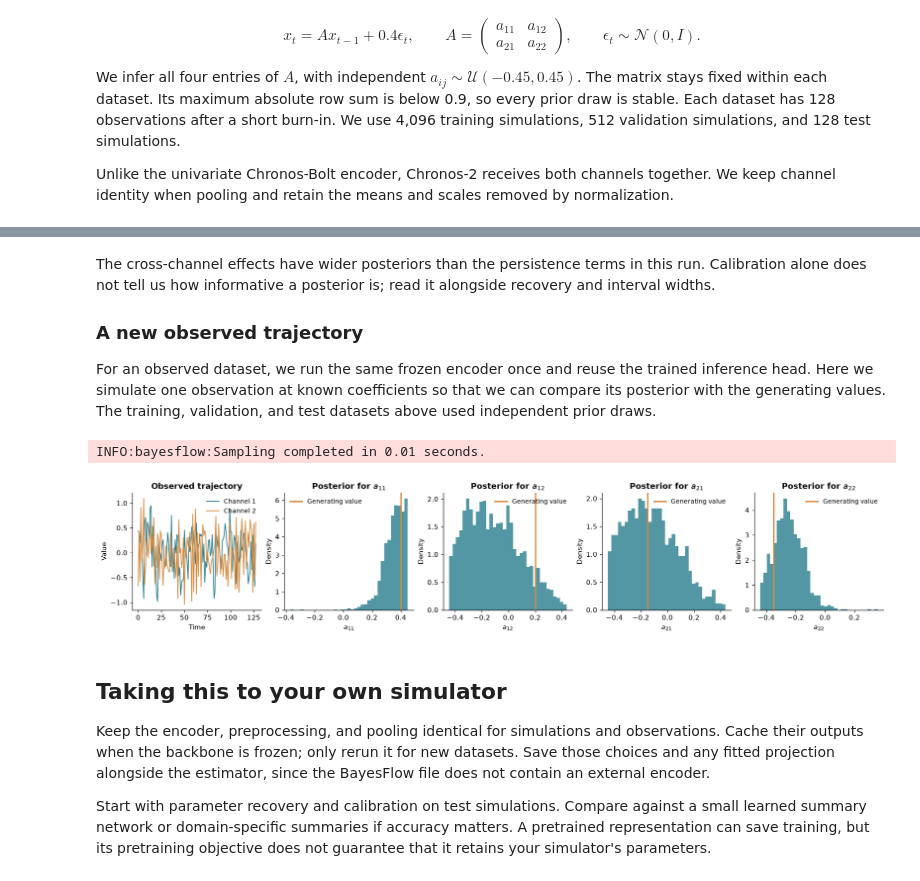
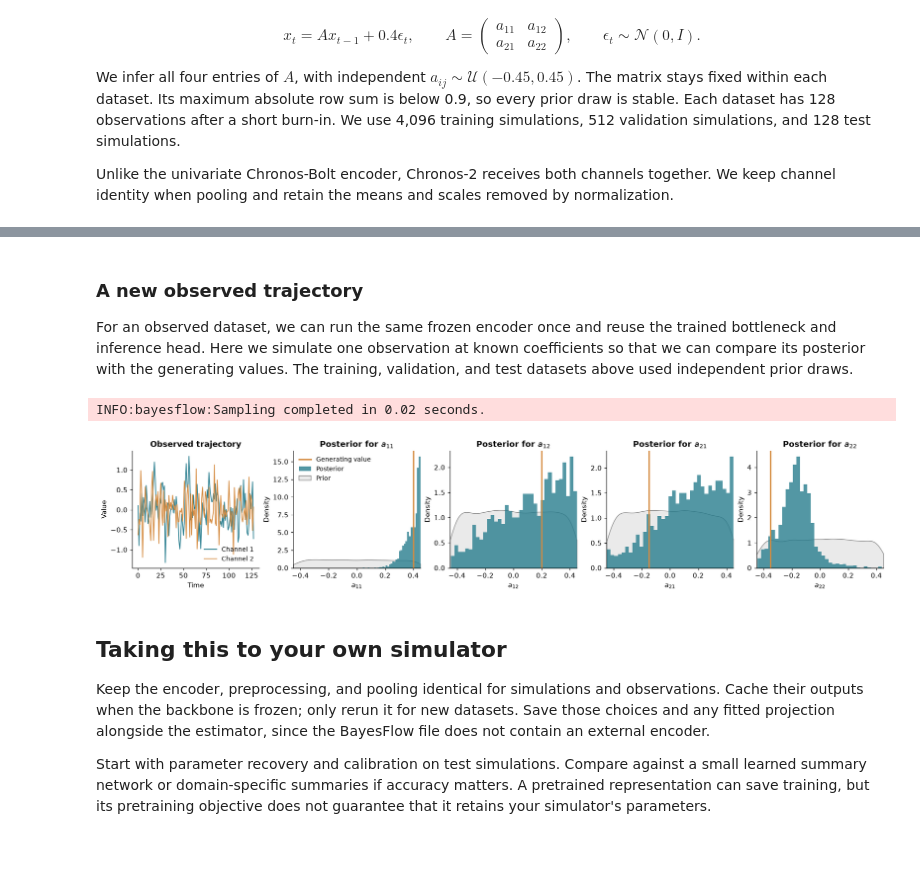
Before and after one commit to stefanradev93/BayesFlow, a Jupyter notebook: examples/Foundation_Model_Backbones.ipynb, the cells around one changed output, grey strips where cells are left out. Cells and saved outputs as stored; diff of their text form; code cells hidden in the pictures; blank space fills up the shorter version.

Commit message:
Add summary example

```diff
--- a/examples/Foundation_Model_Backbones.ipynb
+++ b/examples/Foundation_Model_Backbones.ipynb
@@ -324,23 +313,42 @@ var_train = {"theta": var_theta[:4096], "embedding": var_embedding[:4096]}
 var_validation = {"theta": var_theta[4096:4608], "embedding": var_embedding[4096:4608]}
 var_test = {"theta": var_theta[4608:], "embedding": var_embedding[4608:]}
 # %%
+@bf.utils.serialization.serializable("custom")
+class EmbeddingBottleneck(bf.networks.SummaryNetwork):
+    def __init__(self, **kwargs):
+        super().__init__(**kwargs)
+        self.hidden = keras.layers.Dense(
+            32, activation="swish", kernel_regularizer=keras.regularizers.L2(1e-3)
+        )
+        self.dropout = keras.layers.Dropout(0.5)
+        self.summary_stats = keras.layers.Dense(16)
+
+    def call(self, embeddings, training=False, **kwargs):
+        hidden = self.hidden(embeddings)
+        hidden = self.dropout(hidden, training=training)
+        return self.summary_stats(hidden)
+
+
 var_adapter = (
     bf.Adapter().constrain("theta", lower=-0.45, upper=0.45)
-    .rename("theta", "inference_variables").rename("embedding", "inference_conditions")
+    .rename("theta", "inference_variables").rename("embedding", "summary_variables")
 )
 
 var_workflow = bf.BasicWorkflow(
     adapter=var_adapter,
+    summary_network=EmbeddingBottleneck(),
     inference_network=bf.networks.CouplingFlow(
         depth=2,
         transform="spline",
-        subnet_kwargs={"widths": [32, 32], "dropout": 0.5},
+        subnet_kwargs={"widths": (64, 64), "dropout": 0.5},
     ),
     standardize="all",
     initial_learning_rate=1e-3,
 )
 
-var_history = var_workflow.fit_offline(var_train, validation_data=var_validation, epochs=25, batch_size=64, verbose=2)
+var_history = var_workflow.fit_offline(
+    var_train, validation_data=var_validation, epochs=50, batch_size=64, verbose=2
+)
 # %% [output]
 INFO:bayesflow:Fitting on dataset instance of OfflineDataset.
 INFO:bayesflow:Building on a test batch.
@@ -395,34 +386,39 @@ INFO:bayesflow:Sampling completed in 0.10 seconds.
 # %% [markdown]
-The cross-channel effects have wider posteriors than the persistence terms in this run. Calibration alone does not tell us how informative a posterior is; read it alongside recovery and interval widths.
-
 ### A new observed trajectory
 
-For an observed dataset, we run the same frozen encoder once and reuse the trained inference head. Here we simulate one observation at known coefficients so that we can compare its posterior with the generating values. The training, validation, and test datasets above used independent prior draws.
+For an observed dataset, we can run the same frozen encoder once and reuse the trained bottleneck and inference head. Here we simulate one observation at known coefficients so that we can compare its posterior with the generating values. The training, validation, and test datasets above used independent prior draws.
 # %%
 var_truth = np.array([[0.40, 0.20, -0.15, -0.35]])
 var_observed = simulate_var(var_truth)
 
 var_observed_samples = var_workflow.sample(conditions={"embedding": embed_var(var_observed)}, num_samples=2000)
 var_observed_samples = var_observed_samples["theta"][0]
 
 fig, axes = plt.subplots(1, 5, figsize=(16, 3.1), layout="constrained")
 for channel, color in enumerate(["#287D8E", "#D58B40"]):
     axes[0].plot(var_observed[0, channel], color=color, lw=1.2, label=f"Channel {channel + 1}")
 
 axes[0].set(title="Observed trajectory", xlabel="Time", ylabel="Value")
 axes[0].legend(frameon=False, fontsize=9)
 
 for j, label in enumerate(var_names):
-    axes[j + 1].hist(var_observed_samples[:, j], bins=35, density=True, color="#287D8E", alpha=0.8)
-    axes[j + 1].axvline(var_truth[0, j], color="#D58B40", lw=2, label="Generating value")
-    axes[j + 1].set(title=f"Posterior for {label}", xlabel=label, ylabel="Density")
-    axes[j + 1].legend(frameon=False, fontsize=9)
+    ax = axes[j + 1]
+    ax.axvline(var_truth[0, j], color="#D58B40", lw=2, label="Generating value", zorder=3)
+    ax.hist(var_observed_samples[:, j], bins=35, density=True, color="#287D8E",
+            alpha=0.8, label="Posterior", zorder=2)
+    sns.kdeplot(
+        x=var_theta[:, j], ax=ax, color="0.55", fill=True, alpha=0.18, linewidth=1,
+        cut=0, clip=(-0.45, 0.45), label="Prior", zorder=0,
+    )
+    ax.set(title=f"Posterior for {label}", xlabel=label, ylabel="Density", xlim=(-0.45, 0.45))
+
+axes[1].legend(frameon=False, fontsize=9)
 
 for ax in axes:
     ax.spines[["top", "right"]].set_visible(False)
 # %% [output]
-INFO:bayesflow:Sampling completed in 0.01 seconds.
+INFO:bayesflow:Sampling completed in 0.02 seconds.
-[figure, old version]
+[figure, new version]
 # %% [markdown]
 ## Taking this to your own simulator
 
```
Also changed, not shown: parts of 12 cells of this notebook.
